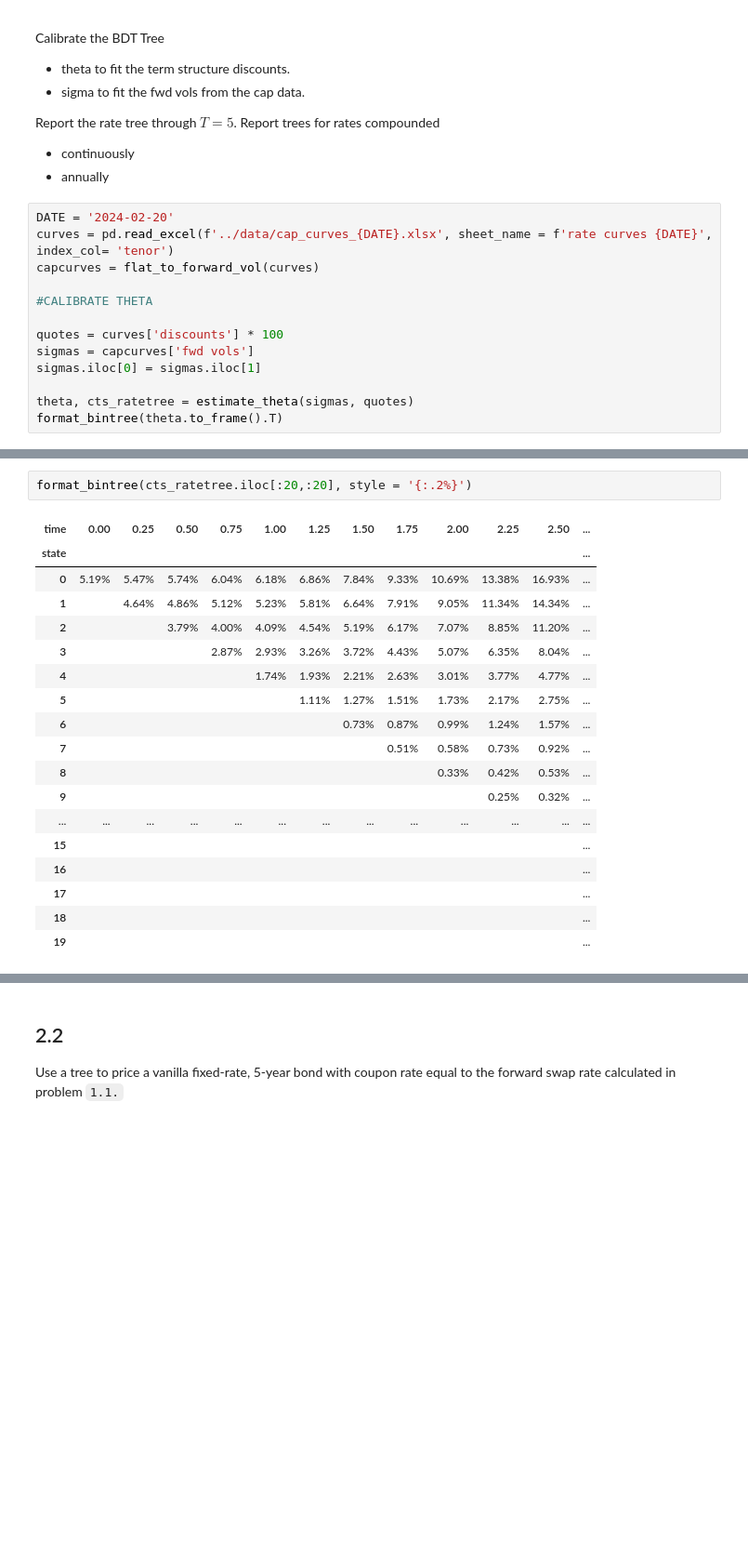
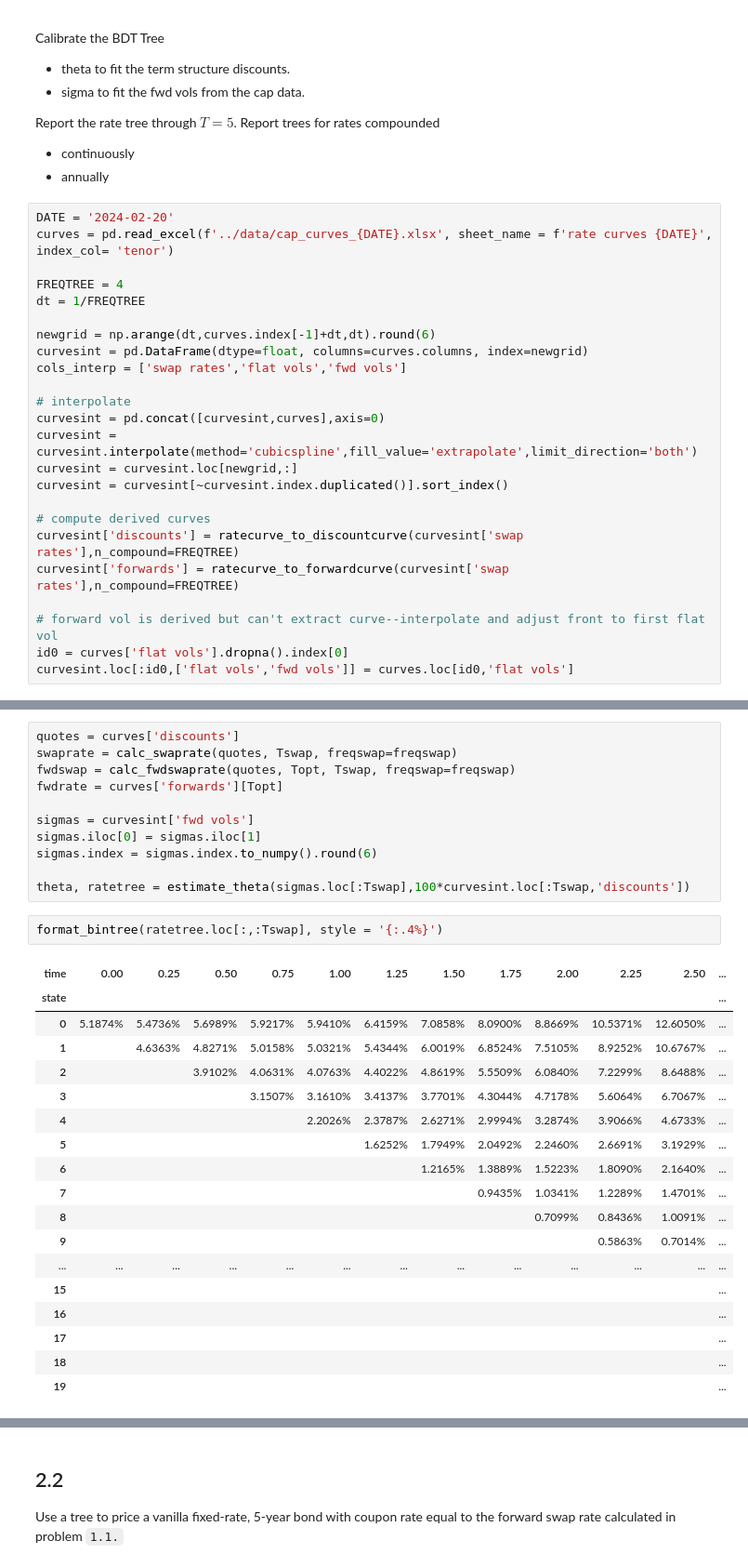
Before and after one commit to nicklewis-16/finm-fiderivs-2024, a Jupyter notebook: homework/Homework 3.ipynb, the cells around one changed output, grey strips where cells are left out. Shown at 93% size. Cells and saved outputs as stored; diff of their text form; blank space fills up the shorter version.

```diff
--- a/homework/Homework 3.ipynb
+++ b/homework/Homework 3.ipynb
@@ -331,13 +331,24 @@ Report the rate tree through $T=5$. Report trees for rates compounded
 # %%
 DATE = '2024-02-20'
 curves = pd.read_excel(f'../data/cap_curves_{DATE}.xlsx', sheet_name = f'rate curves {DATE}', index_col= 'tenor')
-capcurves = flat_to_forward_vol(curves)
 
-#CALIBRATE THETA
+FREQTREE = 4
+dt = 1/FREQTREE
 
-quotes = curves['discounts'] * 100
-sigmas = capcurves['fwd vols']
-sigmas.iloc[0] = sigmas.iloc[1]
+newgrid = np.arange(dt,curves.index[-1]+dt,dt).round(6)
+curvesint = pd.DataFrame(dtype=float, columns=curves.columns, index=newgrid)
+cols_interp = ['swap rates','flat vols','fwd vols']
 
-theta, cts_ratetree = estimate_theta(sigmas, quotes)
-format_bintree(theta.to_frame().T)
+# interpolate
+curvesint = pd.concat([curvesint,curves],axis=0)
+curvesint = curvesint.interpolate(method='cubicspline',fill_value='extrapolate',limit_direction='both')
+curvesint = curvesint.loc[newgrid,:]
+curvesint = curvesint[~curvesint.index.duplicated()].sort_index()
+
+# compute derived curves
+curvesint['discounts'] = ratecurve_to_discountcurve(curvesint['swap rates'],n_compound=FREQTREE)
+curvesint['forwards'] = ratecurve_to_forwardcurve(curvesint['swap rates'],n_compound=FREQTREE)
+
+# forward vol is derived but can't extract curve--interpolate and adjust front to first flat vol
+id0 = curves['flat vols'].dropna().index[0]
+curvesint.loc[:id0,['flat vols','fwd vols']] = curves.loc[id0,'flat vols']
@@ -347,18 +355,29 @@ format_bintree(theta.to_frame().T)
+# %%
+quotes = curves['discounts']
+swaprate = calc_swaprate(quotes, Tswap, freqswap=freqswap)
+fwdswap = calc_fwdswaprate(quotes, Topt, Tswap, freqswap=freqswap)
+fwdrate = curves['forwards'][Topt]
+
+sigmas = curvesint['fwd vols']
+sigmas.iloc[0] = sigmas.iloc[1]
+sigmas.index = sigmas.index.to_numpy().round(6)
+
+theta, ratetree = estimate_theta(sigmas.loc[:Tswap],100*curvesint.loc[:Tswap,'discounts'])
 # %%
-format_bintree(cts_ratetree.iloc[:20,:20], style = '{:.2%}')
+format_bintree(ratetree.loc[:,:Tswap], style = '{:.4%}')
 # %% [output]
 | time | 0.00 | 0.25 | 0.50 | 0.75 | 1.00 | 1.25 | 1.50 | 1.75 | 2.00 | 2.25 | 2.50 | ... |
 | state |  |  |  |  |  |  |  |  |  |  |  | ... |
-| 0 | 5.19% | 5.47% | 5.74% | 6.04% | 6.18% | 6.86% | 7.84% | 9.33% | 10.69% | 13.38% | 16.93% | ... |
-| 1 |  | 4.64% | 4.86% | 5.12% | 5.23% | 5.81% | 6.64% | 7.91% | 9.05% | 11.34% | 14.34% | ... |
-| 2 |  |  | 3.79% | 4.00% | 4.09% | 4.54% | 5.19% | 6.17% | 7.07% | 8.85% | 11.20% | ... |
-| 3 |  |  |  | 2.87% | 2.93% | 3.26% | 3.72% | 4.43% | 5.07% | 6.35% | 8.04% | ... |
-| 4 |  |  |  |  | 1.74% | 1.93% | 2.21% | 2.63% | 3.01% | 3.77% | 4.77% | ... |
-| 5 |  |  |  |  |  | 1.11% | 1.27% | 1.51% | 1.73% | 2.17% | 2.75% | ... |
-| 6 |  |  |  |  |  |  | 0.73% | 0.87% | 0.99% | 1.24% | 1.57% | ... |
-| 7 |  |  |  |  |  |  |  | 0.51% | 0.58% | 0.73% | 0.92% | ... |
-| 8 |  |  |  |  |  |  |  |  | 0.33% | 0.42% | 0.53% | ... |
-| 9 |  |  |  |  |  |  |  |  |  | 0.25% | 0.32% | ... |
+| 0 | 5.1874% | 5.4736% | 5.6989% | 5.9217% | 5.9410% | 6.4159% | 7.0858% | 8.0900% | 8.8669% | 10.5371% | 12.6050% | ... |
+| 1 |  | 4.6363% | 4.8271% | 5.0158% | 5.0321% | 5.4344% | 6.0019% | 6.8524% | 7.5105% | 8.9252% | 10.6767% | ... |
+| 2 |  |  | 3.9102% | 4.0631% | 4.0763% | 4.4022% | 4.8619% | 5.5509% | 6.0840% | 7.2299% | 8.6488% | ... |
+| 3 |  |  |  | 3.1507% | 3.1610% | 3.4137% | 3.7701% | 4.3044% | 4.7178% | 5.6064% | 6.7067% | ... |
+| 4 |  |  |  |  | 2.2026% | 2.3787% | 2.6271% | 2.9994% | 3.2874% | 3.9066% | 4.6733% | ... |
+| 5 |  |  |  |  |  | 1.6252% | 1.7949% | 2.0492% | 2.2460% | 2.6691% | 3.1929% | ... |
+| 6 |  |  |  |  |  |  | 1.2165% | 1.3889% | 1.5223% | 1.8090% | 2.1640% | ... |
+| 7 |  |  |  |  |  |  |  | 0.9435% | 1.0341% | 1.2289% | 1.4701% | ... |
+| 8 |  |  |  |  |  |  |  |  | 0.7099% | 0.8436% | 1.0091% | ... |
+| 9 |  |  |  |  |  |  |  |  |  | 0.5863% | 0.7014% | ... |
 | ... | ... | ... | ... | ... | ... | ... | ... | ... | ... | ... | ... | ... |
 | 15 |  |  |  |  |  |  |  |  |  |  |  | ... |
 | 16 |  |  |  |  |  |  |  |  |  |  |  | ... |
```
Also changed, not shown: parts of 11 cells of this notebook.
